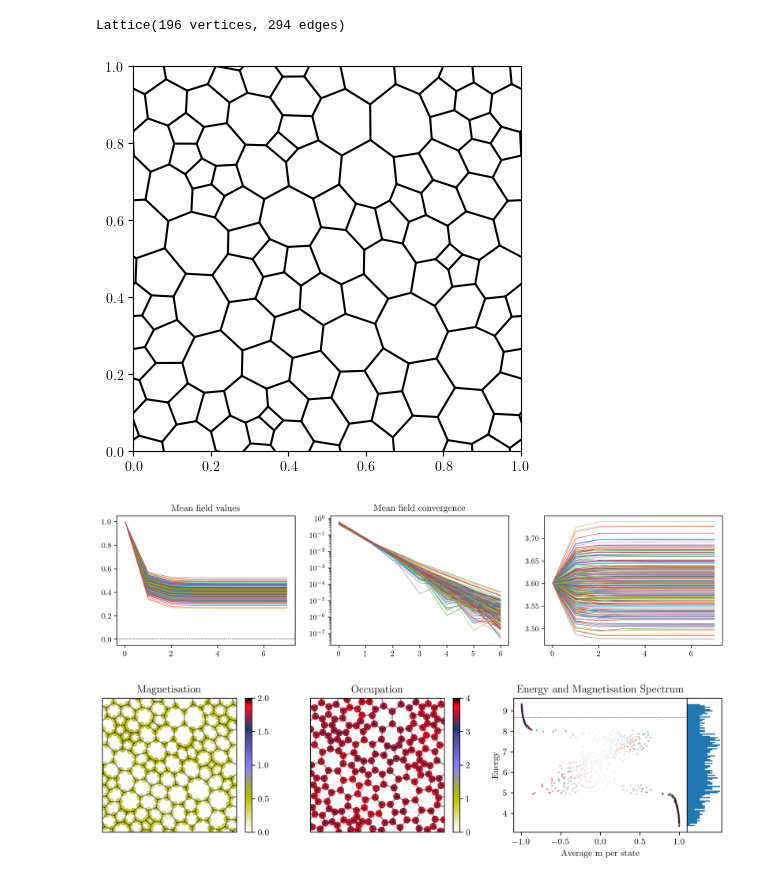
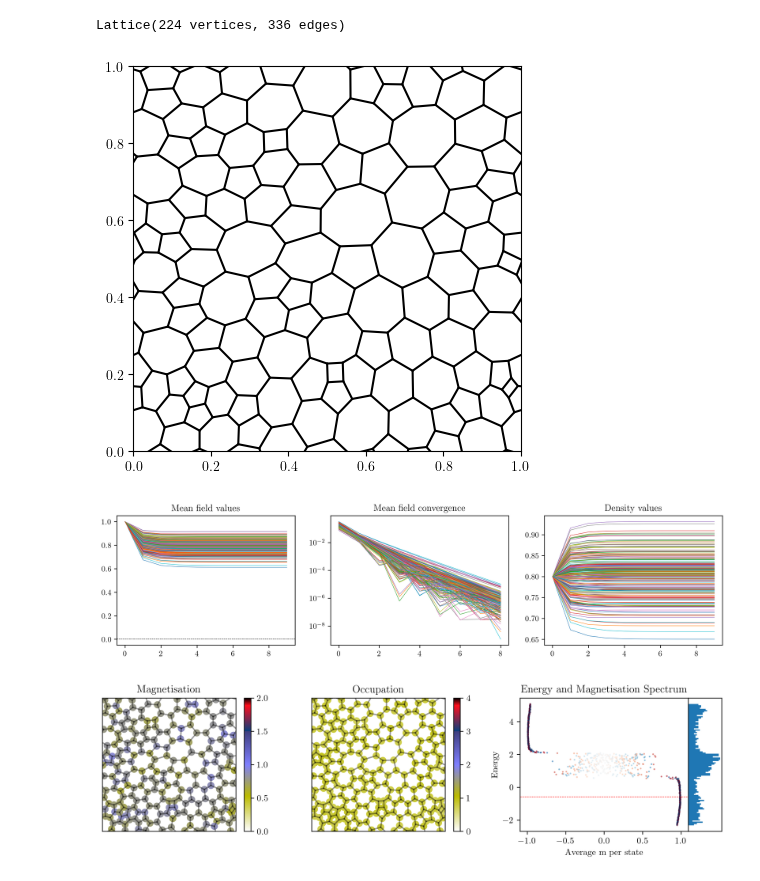
Before and after one commit to dpreuo/alter_morph, a Jupyter notebook: amorphous_mean_field.ipynb, the cells around one changed output. Saved outputs shown, nothing was run; the diff lists cells and outputs as text; code cells hidden in the pictures.

```diff
--- a/amorphous_mean_field.ipynb
+++ b/amorphous_mean_field.ipynb
@@ -36,7 +33,7 @@ aps_halfwidth = 3.375
 import koala.graph_utils
 
 
-system_length = 14
+system_length = 15
 lattice_type = "voronoi"
 lattice = alter_lattice_maker(system_length, lattice_type)
 # lattice = koala.graph_utils.cut_boundaries(lattice)
@@ -45,7 +42,7 @@ t1 = 1  # orbital parallel neighbor hopping
 t2 = 0.5  # orbital perpendicular neighbor hopping
 J = 0.6  # Interaction strength
 U = J  # Density-density interaction
-filling = 0.9  # filling of the lattice
+filling = 0.2  # filling of the lattice
 initial_m = np.full(lattice.n_vertices, 1) + 0.001 * np.random.rand(lattice.n_vertices)
 initial_n = np.full(lattice.n_vertices, filling * 4)
 theta_offset = 0.0  # offset of the staggered magnetization
@@ -65,17 +62,16 @@ fig, ax = plt.subplots(1, 1, figsize=(5, 5))
 pl.plot_edges(lattice, ax=ax)
 print(lattice)
 # %% [output]
-Lattice(196 vertices, 294 edges)
+Lattice(224 vertices, 336 edges)
-[figure, old version]
+[figure, new version]
+# %%
+from alter_morph.hamiltonians import _hopping_matrix
+from alter_morph.mean_field import hartree_fock
+
+m_values, n_values = hartree_fock(
+    lattice, initial_parameters, 100, mixing_proportion=0.1, tol_mdiff=0.00001
+)
 # %%
-from alter_morph.hamiltonians import _hopping_matrix
-from alter_morph.mean_field import hartree_fock
-
-m_values, n_values = hartree_fock(
-    lattice, initial_parameters, 100, mixing_proportion=0.1, tol_mdiff=0.001
-)
-
-
 hamiltonian = alt_hamiltonian(
     lattice,
     initial_parameters["t1"],
@@ -90,20 +86,21 @@ energies, states = la.eigh(hamiltonian)
 # %%
 fig, ax = plt.subplots(1, 3, figsize=(14, 3), dpi=300)
 ax[0].plot(m_values, linewidth=0.5)
 ax[0].axhline(0, linestyle="--", color="black", linewidth=0.5)
 
 diffs = np.diff(m_values, axis=0)
 ax[1].plot(np.abs(diffs), linewidth=0.5)
 
 ax[2].plot(n_values, linewidth=0.5)
 
 
 ax[0].set_title("Mean field values")
 ax[1].set_title("Mean field convergence")
 ax[1].set_yscale("log")
+ax[2].set_title("Density values")
 plt.show()
 # %% [output]
-[figure, old version]
+[figure, new version]
 # %%
 fermi_occupation = np.linspace(0, 1, len(energies)) <= filling
 n_filled_states = np.sum(fermi_occupation)
@@ -181,7 +178,7 @@ ax_histy.set_yticks([])
 
 plt.tight_layout()
 # %% [output]
-[figure, old version]
+[figure, new version]
 # %%
 energy_to_look_at = fermi_energy
 broadening = 0.5
```
Also changed, not shown: parts of 3 cells of this notebook, 10 other files.
